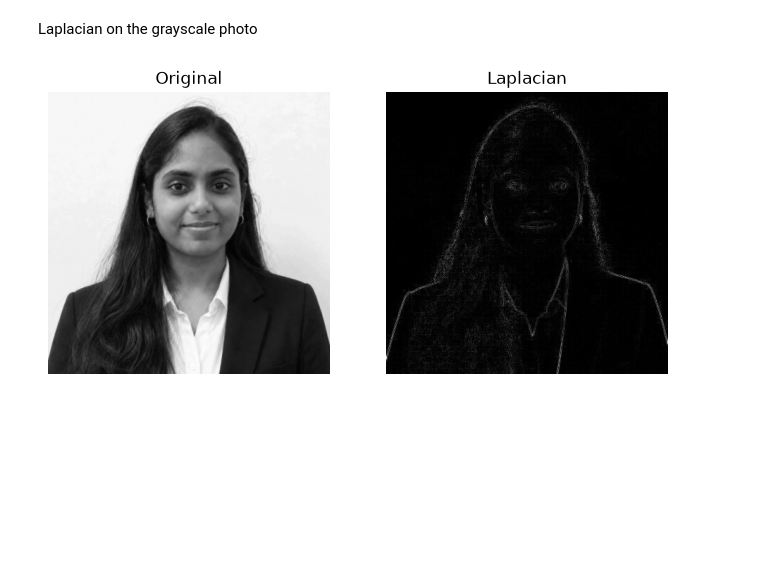
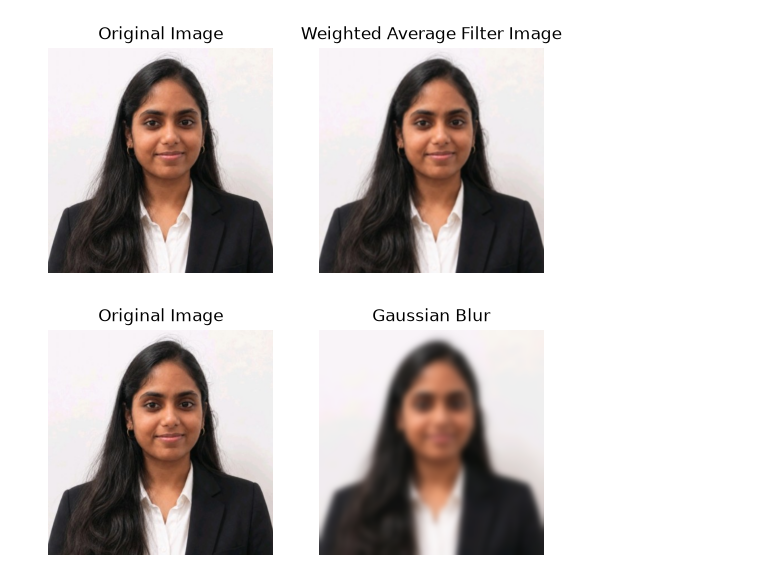
Before and after one commit to Ramithachowdary/image-enhancement-filters-opencv, a Jupyter notebook: Ex-5.ipynb, the cells around one changed output. Saved outputs shown, nothing was run; the diff lists cells and outputs as text; code cells hidden in the pictures; blank space fills up the shorter version.

```diff
--- a/Ex-5.ipynb
+++ b/Ex-5.ipynb
@@ -62,8 +26,28 @@ beside(cv2.filter2D(img, -1, sharp), "Sharpen")
-# %% [markdown]
-Laplacian on the grayscale photo
-# %%
-gray = cv2.cvtColor(bgr, cv2.COLOR_BGR2GRAY)
-lap = cv2.convertScaleAbs(cv2.Laplacian(gray, cv2.CV_64F))
-beside((gray, lap), "Laplacian", gray=True)
-# %% [output]
-[figure, removed]
+# %%
+kernel1=np.array([[1,2,1],[2,4,2],[1,2,1]])/16
+image2=cv2.cvtColor(image1,cv2.COLOR_BGR2RGB)
+image3=cv2.filter2D(image2,-1,kernel1)
+plt.subplot(1,2,1)
+plt.imshow(image2)
+plt.title("Original Image")
+plt.axis("off")
+plt.subplot(1,2,2)
+plt.imshow(image3)
+plt.title("Weighted Average Filter Image")
+plt.axis("off")
+plt.show()
+# %% [output]
+[figure, added]
+# %%
+gaussian_blur=cv2.GaussianBlur(image2,(33,33),0,0)
+plt.subplot(1,2,1)
+plt.imshow(image2)
+plt.title("Original Image")
+plt.axis("off")
+plt.subplot(1,2,2)
+plt.imshow(gaussian_blur)
+plt.title("Gaussian Blur")
+plt.axis("off")
+plt.show()
+# %% [output]
+[figure, added]
```
Also changed, not shown: parts of 16 cells of this notebook, 8 other files.
